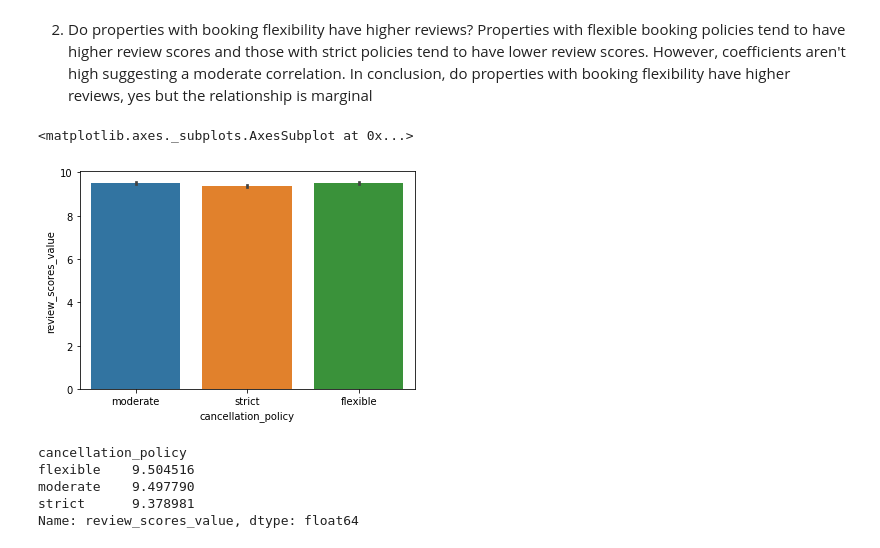
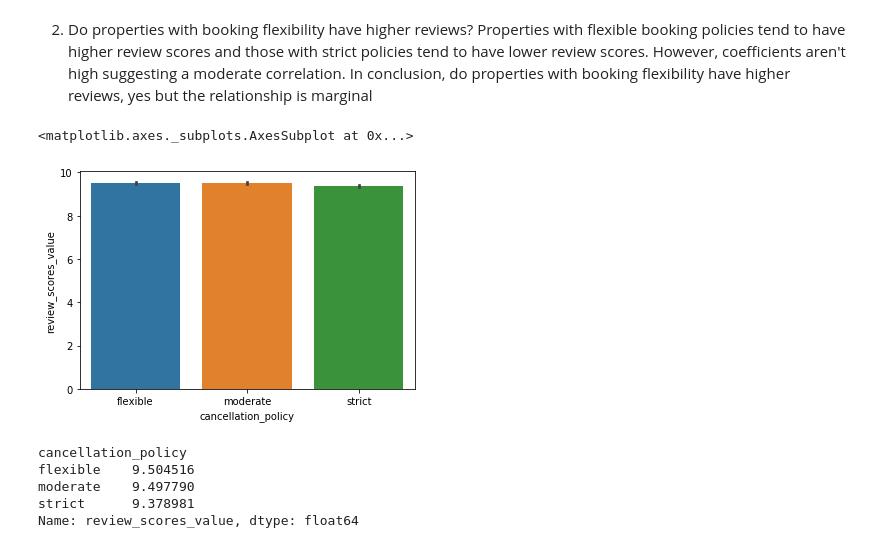
Before and after one commit to Phoebe-Macdonald/AirBnB-Project-Udacity, a Jupyter notebook: AirBnB_Project.ipynb, the cells around one changed output. Drawn from its saved outputs; the diff is of its cells as text; code cells hidden in the pictures.

```diff
--- a/AirBnB_Project.ipynb
+++ b/AirBnB_Project.ipynb
@@ -412,10 +428,10 @@ Properties with flexible booking policies tend to have higher review scores and
 In conclusion, do properties with booking flexibility have higher reviews, yes but the relationship is marginal
 # %%
 # Bar plot of review scores by cancellation policy
-sns.barplot(x = 'cancellation_policy', y = 'review_scores_value', data = summary)
+sns.barplot(x = 'cancellation_policy', y = 'review_scores_value', data = summary, order = ['flexible', 'moderate', 'strict'])
 # %% [output]
 <matplotlib.axes._subplots.AxesSubplot at 0x...>
-[figure, old version]
+[figure, new version]
 # %%
 # Average review score by cancellation policy
 summary.groupby('cancellation_policy')['review_scores_value'].mean()
```
Also changed, not shown: parts of 19 cells of this notebook.
